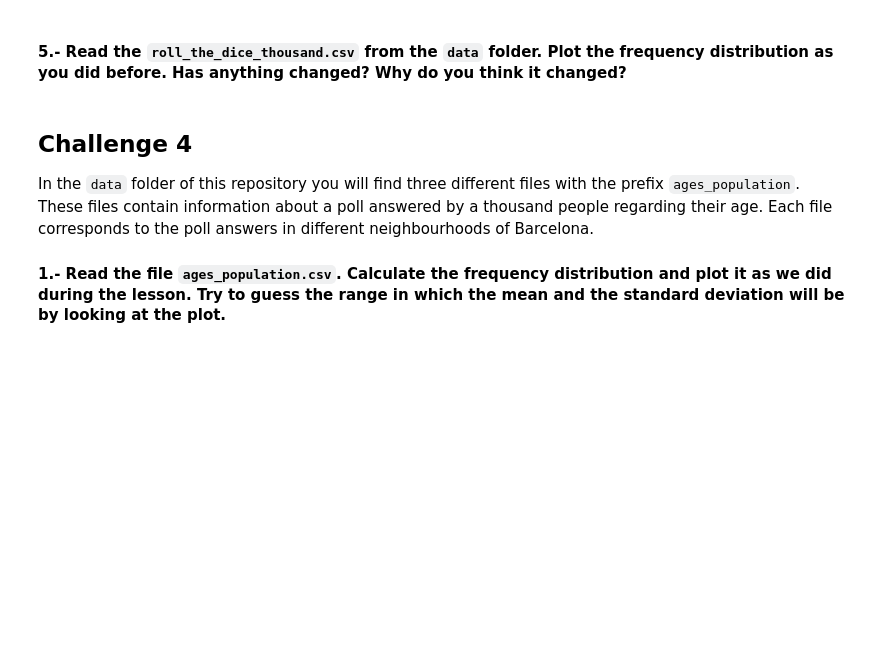
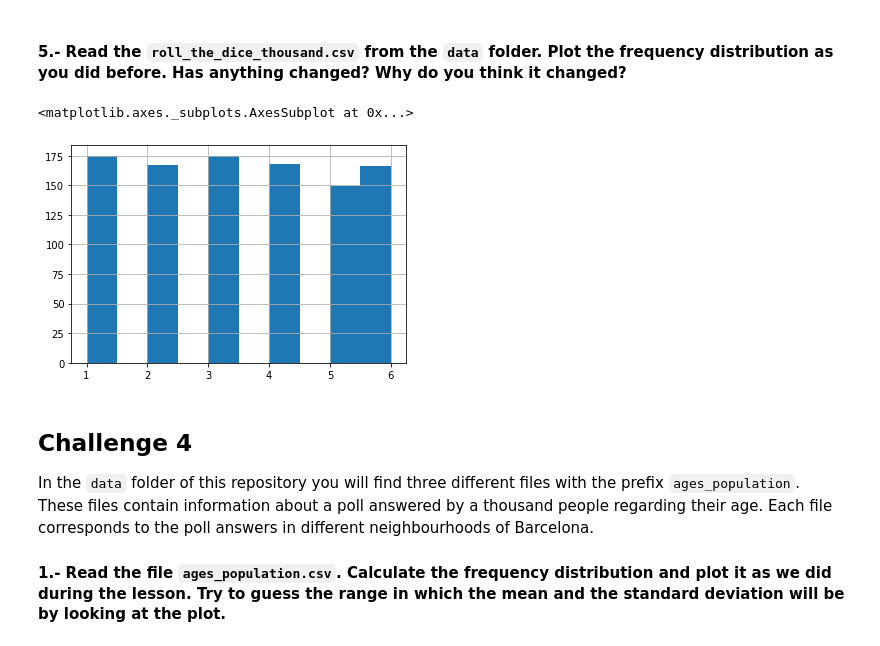
Before and after one commit to ta-data-bcn/descriptive-stats, a Jupyter notebook: your-code/main.ipynb, the cells around one changed output. Drawn from its saved outputs; the diff is of its cells as text; code cells hidden in the pictures; blank space fills up the shorter version.

```diff
--- a/your-code/main.ipynb
+++ b/your-code/main.ipynb
@@ -141,3 +157,11 @@ your comments here
+# %%
+# your code here
+csv_dice_res = pd.read_csv('../data/roll_the_dice_thousand.csv', index_col=False)
+csv_dice_res = csv_dice_res.sort_values(by="value")
+csv_dice_res.value.hist()
+# %% [output]
+<matplotlib.axes._subplots.AxesSubplot at 0x...>
+[figure, added]
 # %%
 """
 your comments here
```
Also changed, not shown: parts of 11 cells of this notebook.
